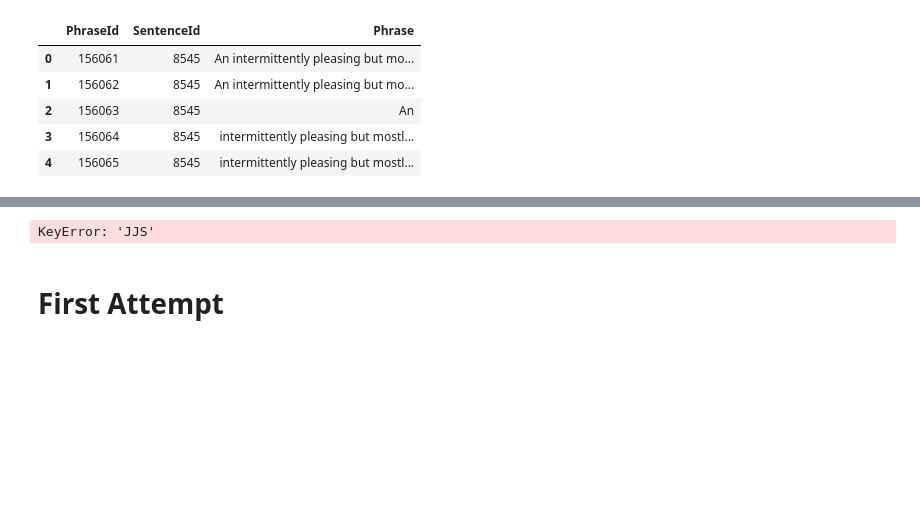
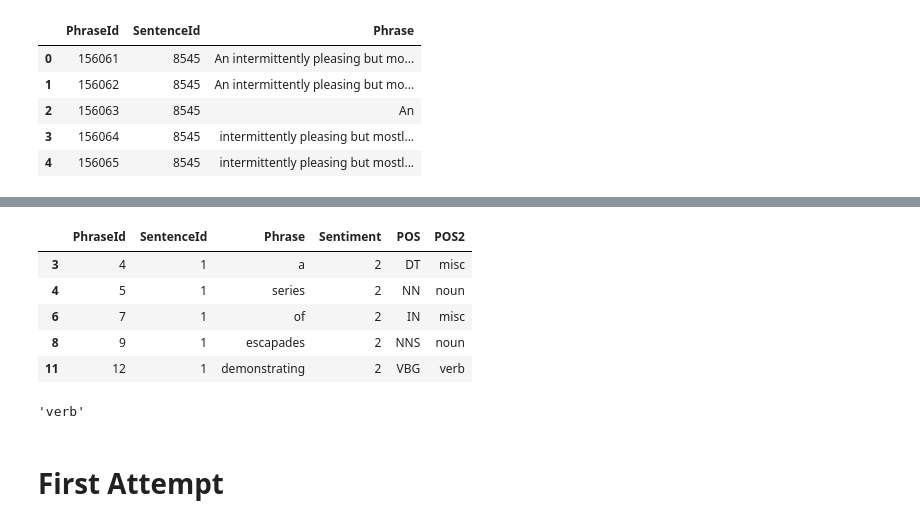
Before and after one commit to paulruvolo/DataScience16CYOA, a Jupyter notebook: overall_story.ipynb, the cells around one changed output, grey strips where cells are left out. Cells and saved outputs as stored; diff of their text form; code cells hidden in the pictures; blank space fills up the shorter version.

```diff
--- a/overall_story.ipynb
+++ b/overall_story.ipynb
@@ -77,9 +63,0 @@ words_pos[words_pos['POS'] == 'PRP$']
-# %%
-def make_POS_columns(df):
-    data = df
-    for part_of_speech in sorted(df['POS'].unique()):
-        data[part_of_speech] = (df['POS'] == part_of_speech)
-    return data
-
-words_pos = make_POS_columns(words_pos)
-words_pos.head(10)
@@ -109,8 +64,41 @@ TypeError: invalid type comparison
-# %%
-words_pos['JJS']
-# adjectives = words_pos[words_pos['JJ'] == 1 | words_pos['JJR'] == 1 | words_pos['JJS'] == 1]
-# %% [output]
-KeyError: 'JJS'
+# %%
+def get_general_POS(data):
+    pos_map = {
+        "NNS":"noun",
+        "NN":"noun",
+        "NNP":"noun",
+        "NNPS":"noun",
+        "RB":"adverb",
+        "RBR":"adverb",
+        "RBS":"adverb",
+        "VB":"verb",
+        "VBD":"verb",
+        "VBG":"verb",
+        "VBN":"verb",
+        "VBP":"verb",
+        "VBZ":"verb",
+        "JJ":"adjective",
+        "JJR":"adjective",
+        "JJS":"adjective"
+    }
+    if data not in pos_map: return "misc"
+    else:                   return pos_map[data]
+
+words_pos['POS2'] = words_pos['POS'].apply(get_general_POS)
+words_pos.head()
+# %% [output]
+|  | PhraseId | SentenceId | Phrase | Sentiment | POS | POS2 |
+| 3 | 4 | 1 | a | 2 | DT | misc |
+| 4 | 5 | 1 | series | 2 | NN | noun |
+| 6 | 7 | 1 | of | 2 | IN | misc |
+| 8 | 9 | 1 | escapades | 2 | NNS | noun |
+| 11 | 12 | 1 | demonstrating | 2 | VBG | verb |
+# %%
+phrase_iter = words_pos.Phrase.values
+pos_iter = words_pos.POS2.values
+part_of_speech = dict(zip(phrase_iter, pos_iter))
+# %% [output]
+'verb'
 # %% [markdown]
 # First Attempt
 # %% [markdown]
```
Also changed, not shown: parts of 15 cells of this notebook, 2 other files.
